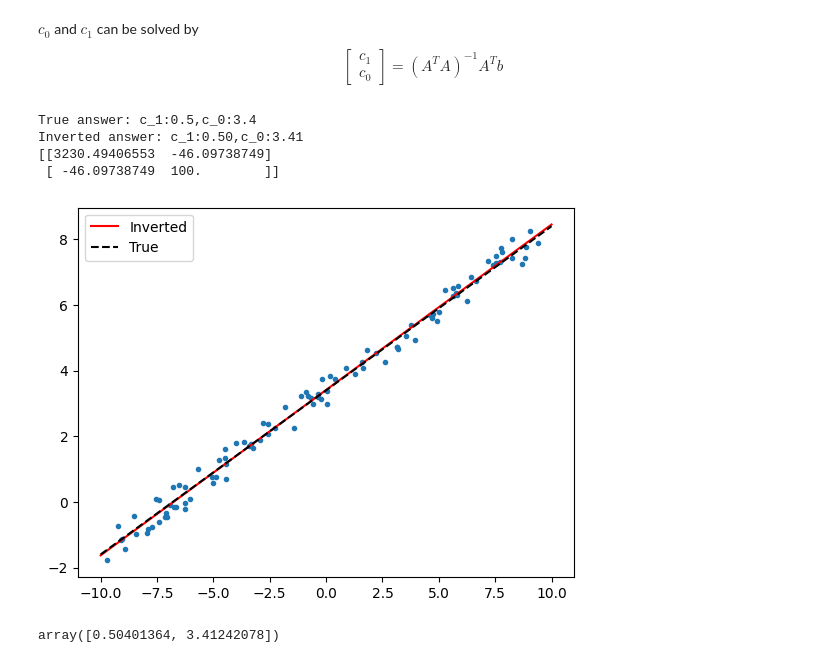
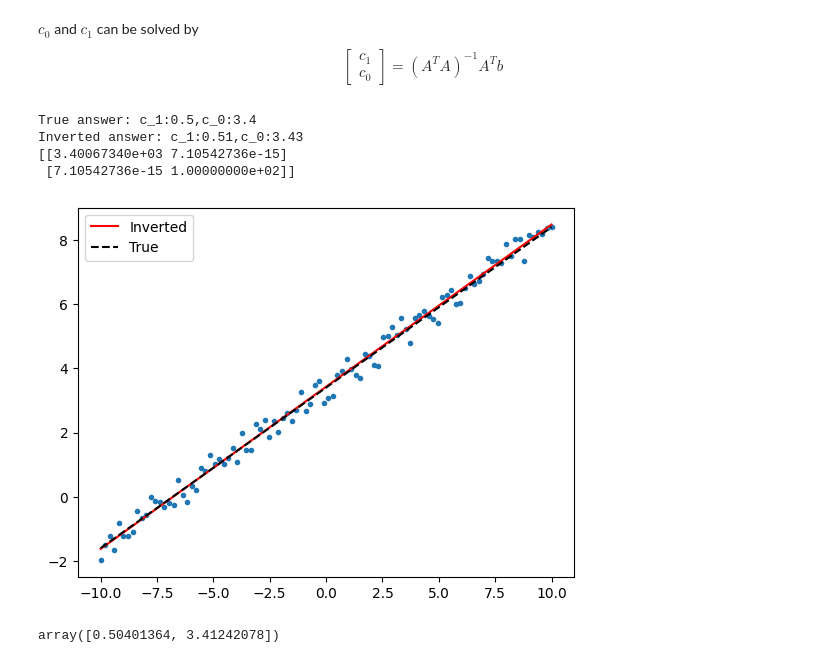
Before and after one commit to jinwar/GeophysicsComputingColab, a Jupyter notebook: 09_Regression.ipynb, the cells around one changed output. Saved outputs shown, nothing was run; the diff lists cells and outputs as text; code cells hidden in the pictures.

Commit message:
change all x values to linspace instead random locations

```diff
--- a/09_Regression.ipynb
+++ b/09_Regression.ipynb
@@ -166,38 +166,38 @@ c1 = 0.5; c0 = 3.4;
 noise_level = 1
 true_fun = lambda x: c1*x+c0
 
 # generate the data
-x = (np.random.rand(100)-0.5)*20
+x = np.linspace(-10,10,100)
 y = true_fun(x)
 y += noise_level*(np.random.rand(100)-0.5) # add noise to data
 
 # perform least-square fitting
 A = np.hstack((x.reshape(-1,1),np.ones(len(x)).reshape(-1,1)))
 A_dagger = A.T.dot(A)
 para = np.linalg.inv(A_dagger).dot(A.T.dot(y))
 
 # print out the result
 print('True answer: c_1:{},c_0:{}'.format(c1,c0))
 print('Inverted answer: c_1:{:.2f},c_0:{:.2f}'.format(para[0],para[1]))
 
 
 predict_x = np.array([-10,10])
 predict_y = para[0]*predict_x+para[1]
 
 print(A_dagger)
 
 plt.figure()
 plt.plot(x,y,'.')
 plt.plot(predict_x,predict_y,'r',label='Inverted')
 plt.plot(predict_x,true_fun(predict_x),'k--',label='True')
 plt.legend()
 plt.show()
 # %% [output]
 True answer: c_1:0.5,c_0:3.4
-Inverted answer: c_1:0.50,c_0:3.41
-[[3230.49406553  -46.09738749]
- [ -46.09738749  100.        ]]
+Inverted answer: c_1:0.51,c_0:3.43
+[[3.40067340e+03 7.10542736e-15]
+ [7.10542736e-15 1.00000000e+02]]
-[figure, old version]
+[figure, new version]
 # %%
 para
 # %% [output]
```
Also changed, not shown: parts of 4 cells of this notebook.
